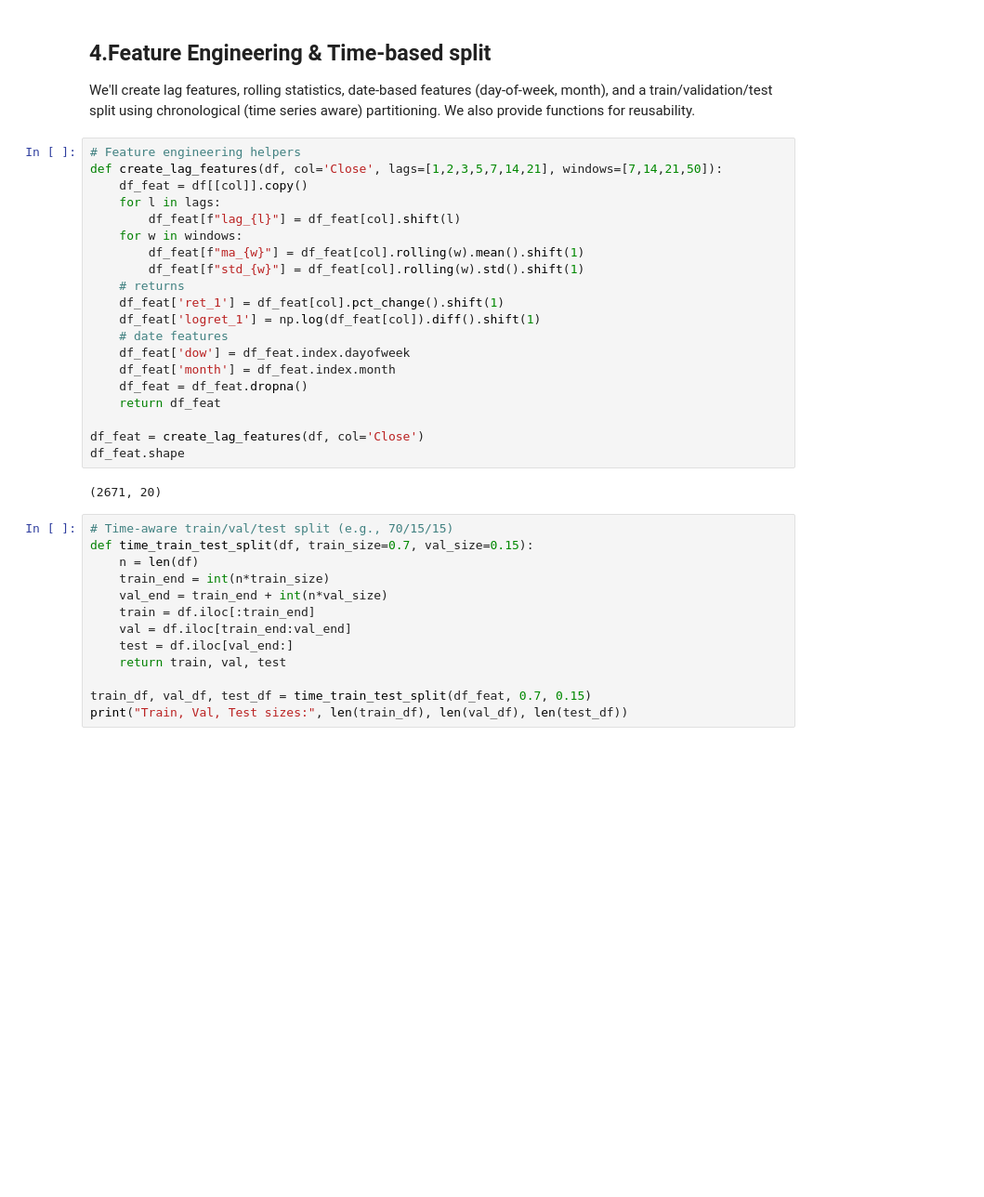
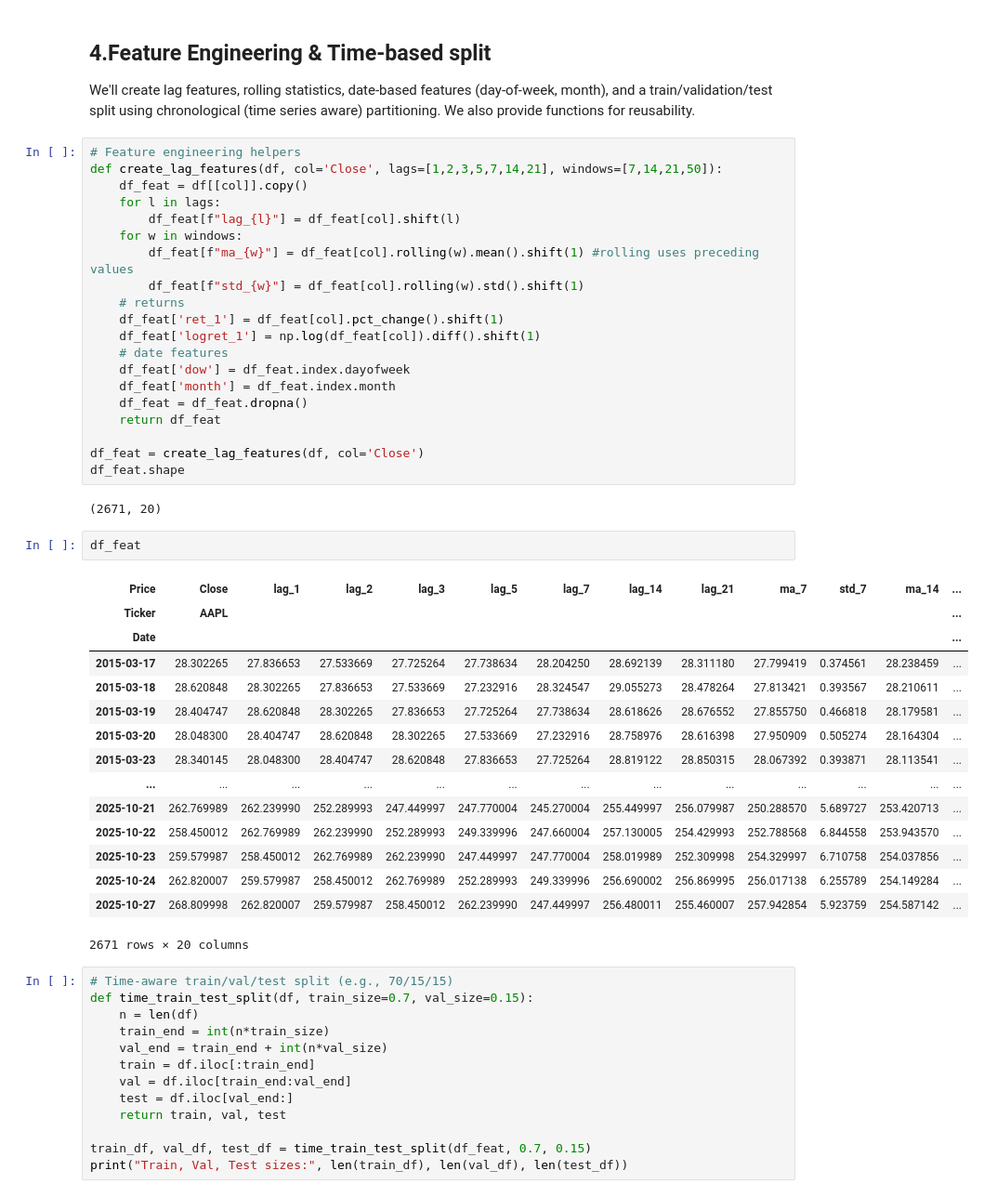
Before and after one commit to kgj1234/StockPredictionNotebook, a Jupyter notebook: Stock_Price_Forecasting_—_Time_Series.ipynb, the cells around one changed output. Shown at 93% size. Drawn from its saved outputs; the diff is of its cells as text; blank space fills up the shorter version.

```diff
--- a/Stock_Price_Forecasting_—_Time_Series.ipynb
+++ b/Stock_Price_Forecasting_—_Time_Series.ipynb
@@ -178,7 +178,7 @@ def create_lag_features(df, col='Close', lags=[1,2,3,5,7,14,21], windows=[7,14,2
     for l in lags:
         df_feat[f"lag_{l}"] = df_feat[col].shift(l)
     for w in windows:
-        df_feat[f"ma_{w}"] = df_feat[col].rolling(w).mean().shift(1)
+        df_feat[f"ma_{w}"] = df_feat[col].rolling(w).mean().shift(1) #rolling uses preceding values
         df_feat[f"std_{w}"] = df_feat[col].rolling(w).std().shift(1)
     # returns
     df_feat['ret_1'] = df_feat[col].pct_change().shift(1)
@@ -193,6 +193,24 @@ df_feat = create_lag_features(df, col='Close')
 df_feat.shape
 # %% [output]
 (2671, 20)
+# %%
+df_feat
+# %% [output]
+| Price | Close | lag_1 | lag_2 | lag_3 | lag_5 | lag_7 | lag_14 | lag_21 | ma_7 | std_7 | ma_14 | ... |
+| Ticker | AAPL |  |  |  |  |  |  |  |  |  |  | ... |
+| Date |  |  |  |  |  |  |  |  |  |  |  | ... |
+| 2015-03-17 | 28.302265 | 27.836653 | 27.533669 | 27.725264 | 27.738634 | 28.204250 | 28.692139 | 28.311180 | 27.799419 | 0.374561 | 28.238459 | ... |
+| 2015-03-18 | 28.620848 | 28.302265 | 27.836653 | 27.533669 | 27.232916 | 28.324547 | 29.055273 | 28.478264 | 27.813421 | 0.393567 | 28.210611 | ... |
+| 2015-03-19 | 28.404747 | 28.620848 | 28.302265 | 27.836653 | 27.725264 | 27.738634 | 28.618626 | 28.676552 | 27.855750 | 0.466818 | 28.179581 | ... |
+| 2015-03-20 | 28.048300 | 28.404747 | 28.620848 | 28.302265 | 27.533669 | 27.232916 | 28.758976 | 28.616398 | 27.950909 | 0.505274 | 28.164304 | ... |
+| 2015-03-23 | 28.340145 | 28.048300 | 28.404747 | 28.620848 | 27.836653 | 27.725264 | 28.819122 | 28.850315 | 28.067392 | 0.393871 | 28.113541 | ... |
+| ... | ... | ... | ... | ... | ... | ... | ... | ... | ... | ... | ... | ... |
+| 2025-10-21 | 262.769989 | 262.239990 | 252.289993 | 247.449997 | 247.770004 | 245.270004 | 255.449997 | 256.079987 | 250.288570 | 5.689727 | 253.420713 | ... |
+| 2025-10-22 | 258.450012 | 262.769989 | 262.239990 | 252.289993 | 249.339996 | 247.660004 | 257.130005 | 254.429993 | 252.788568 | 6.844558 | 253.943570 | ... |
+| 2025-10-23 | 259.579987 | 258.450012 | 262.769989 | 262.239990 | 247.449997 | 247.770004 | 258.019989 | 252.309998 | 254.329997 | 6.710758 | 254.037856 | ... |
+| 2025-10-24 | 262.820007 | 259.579987 | 258.450012 | 262.769989 | 252.289993 | 249.339996 | 256.690002 | 256.869995 | 256.017138 | 6.255789 | 254.149284 | ... |
+| 2025-10-27 | 268.809998 | 262.820007 | 259.579987 | 258.450012 | 262.239990 | 247.449997 | 256.480011 | 255.460007 | 257.942854 | 5.923759 | 254.587142 | ... |
+2671 rows × 20 columns
 # %%
 # Time-aware train/val/test split (e.g., 70/15/15)
 def time_train_test_split(df, train_size=0.7, val_size=0.15):
```
Also changed, not shown: parts of 10 cells of this notebook.
